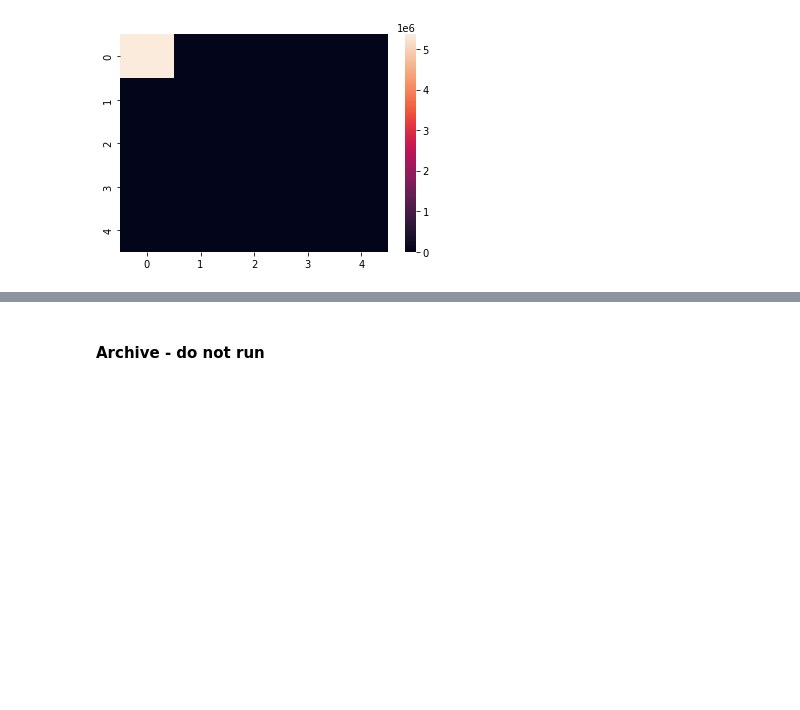
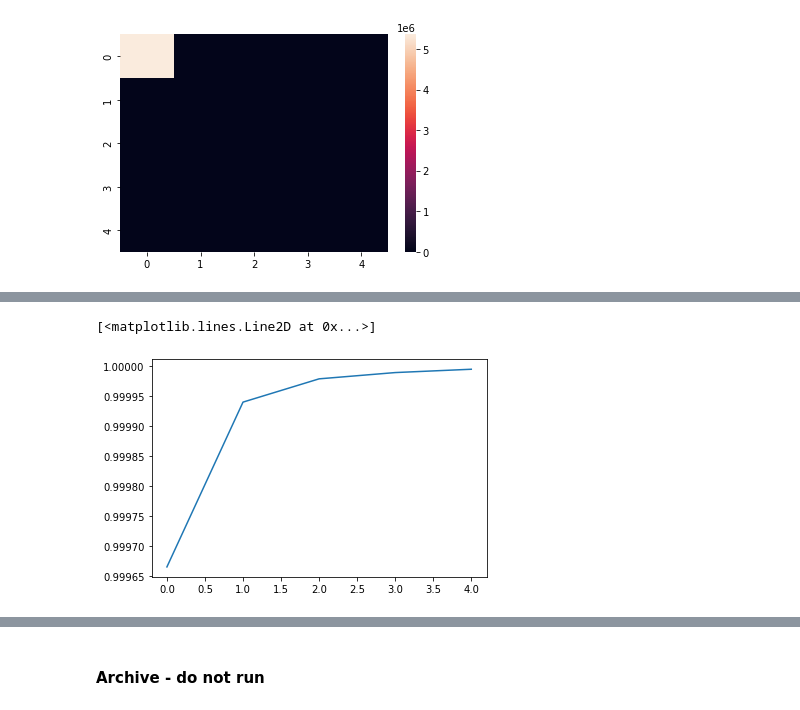
Before and after one commit to YinterestingProjects/milestone_2, a Jupyter notebook: modeling/pca.ipynb, the cells around one changed output, grey strips where cells are left out. Drawn from its saved outputs; the diff is of its cells as text; code cells hidden in the pictures; blank space fills up the shorter version.

```diff
--- a/modeling/pca.ipynb
+++ b/modeling/pca.ipynb
@@ -158,0 +175,5 @@ sns.heatmap(empirical_covariance(X_train_pca))
+# %%
+plt.plot(np.cumsum(pca.explained_variance_ratio_))
+# %% [output]
+[<matplotlib.lines.Line2D at 0x...>]
+[figure, added]
```
Also changed, not shown: parts of 6 cells of this notebook.
